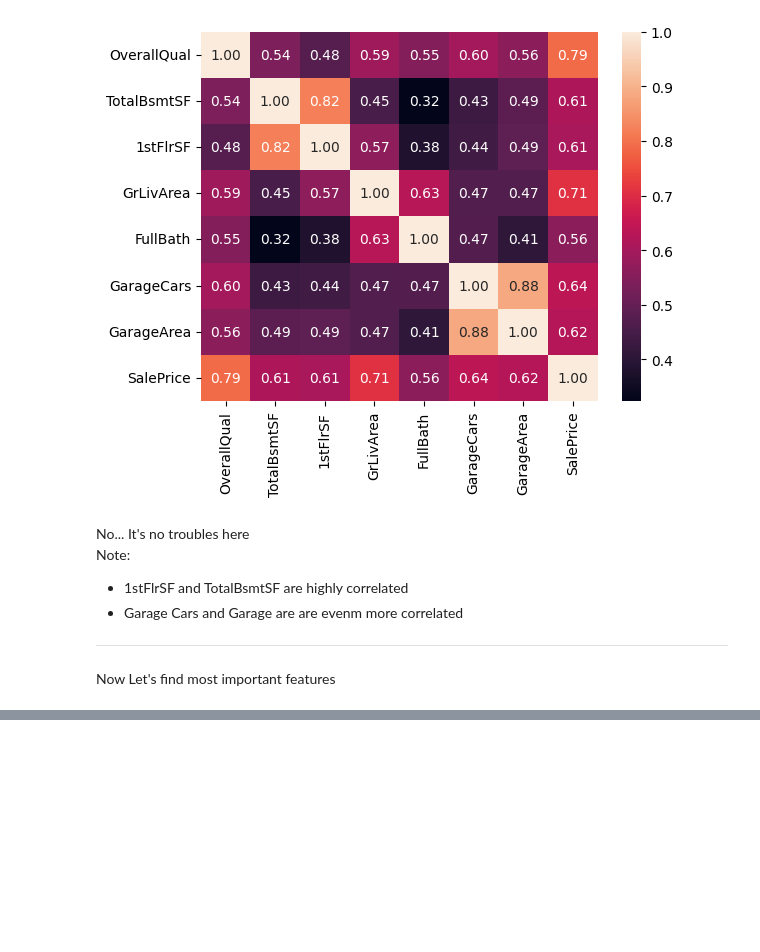
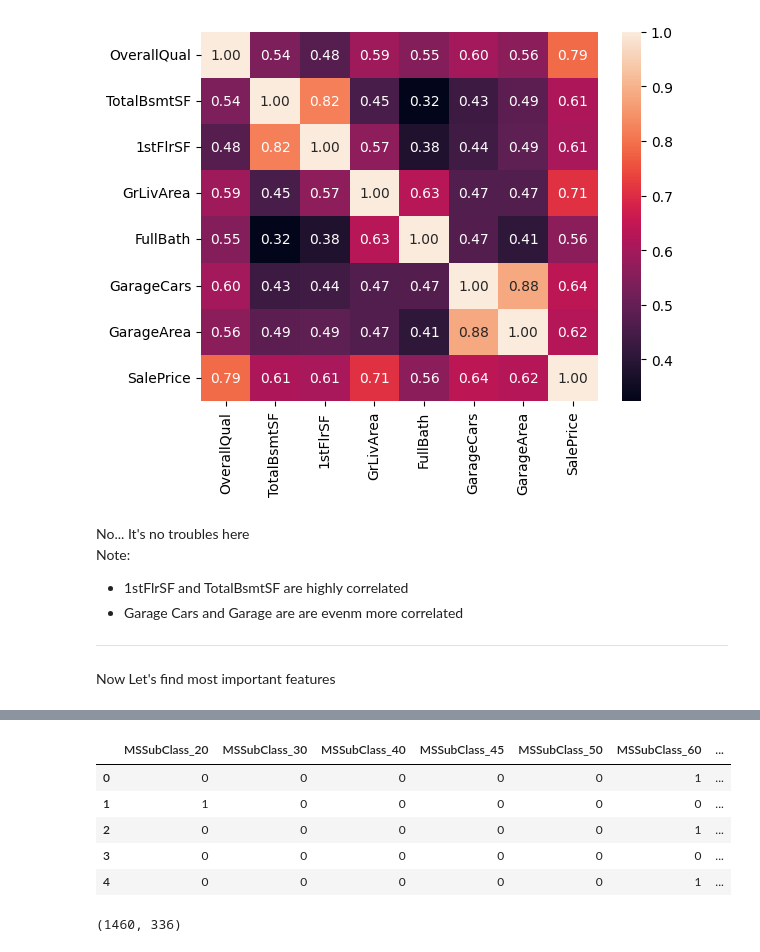
Before and after one commit to Venchislaw/PracticalAI, a Jupyter notebook: Machine Learning/RealProjects/RealEstateWebSite/data_science/Data Analysis/data_analysis.ipynb, the cells around one changed output, grey strips where cells are left out. Drawn from its saved outputs; the diff is of its cells as text; code cells hidden in the pictures; blank space fills up the shorter version.

```diff
--- a/Machine Learning/RealProjects/RealEstateWebSite/data_science/Data Analysis/data_analysis.ipynb
+++ b/Machine Learning/RealProjects/RealEstateWebSite/data_science/Data Analysis/data_analysis.ipynb
@@ -262,3 +262,25 @@ df_numericals.head()
 | 2 | 0.2 | -0.107893 | 0.437624 | 0.5 | 0.0 | 0.608696 | 0.216216 | 0.986301 | ... |
 | 3 | 0.4 | -0.528945 | 0.017663 | 0.5 | 0.0 | -1.260870 | -0.648649 | 0.000000 | ... |
 | 4 | 0.2 | 0.734213 | 1.181201 | 1.0 | 0.0 | 0.586957 | 0.162162 | 2.130898 | ... |
+# %%
+categorical_pipeline = make_pipeline(
+    SimpleImputer(strategy="most_frequent")
+)
+
+df_categoricals = categorical_pipeline.fit_transform(df_categoricals)
+# %%
+df_categoricals = pd.DataFrame(df_categoricals, columns=categorical_variables)
+df_categoricals = pd.get_dummies(df_categoricals, dtype="int")
+# %%
+df_categoricals.head()
+# %% [output]
+|  | MSSubClass_20 | MSSubClass_30 | MSSubClass_40 | MSSubClass_45 | MSSubClass_50 | MSSubClass_60 | ... |
+| 0 | 0 | 0 | 0 | 0 | 0 | 1 | ... |
+| 1 | 1 | 0 | 0 | 0 | 0 | 0 | ... |
+| 2 | 0 | 0 | 0 | 0 | 0 | 1 | ... |
+| 3 | 0 | 0 | 0 | 0 | 0 | 0 | ... |
+| 4 | 0 | 0 | 0 | 0 | 0 | 1 | ... |
+# %%
+df_categoricals.shape
+# %% [output]
+(1460, 336)
```
Also changed, not shown: parts of 4 cells of this notebook.
